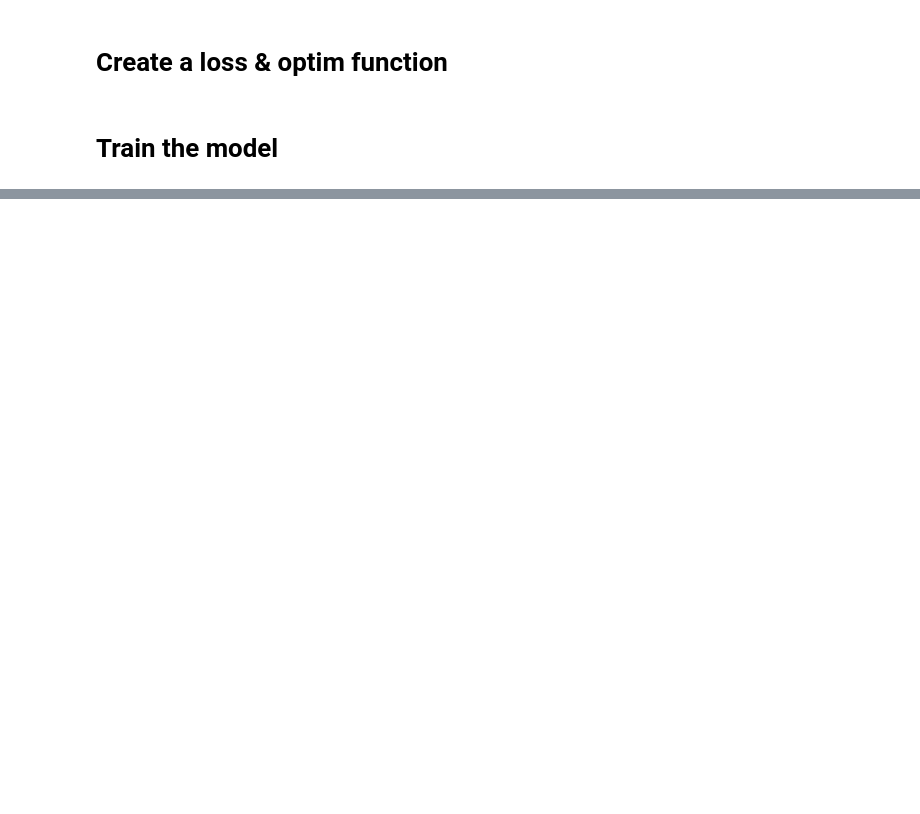
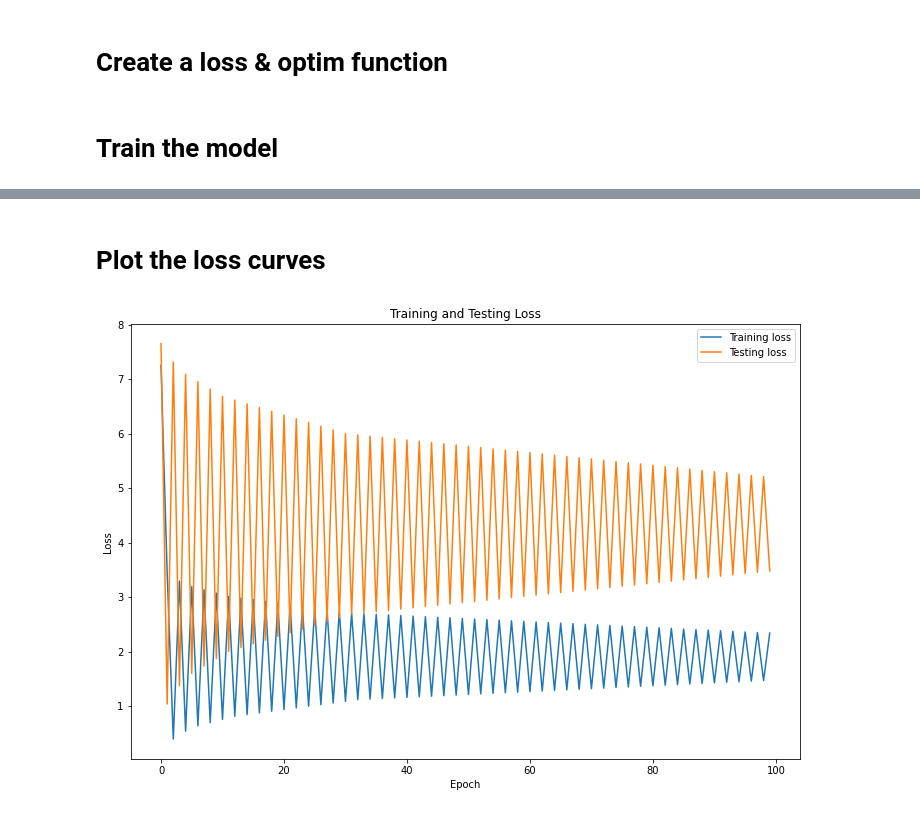
Before and after one commit to ideaguy3d/data-engineering-practice, a Jupyter notebook: pytorch_practice/pytorch_workflow1.ipynb, the cells around one changed output, grey strips where cells are left out. Cells and saved outputs as stored; diff of their text form; code cells hidden in the pictures; blank space fills up the shorter version.

```diff
--- a/pytorch_practice/pytorch_workflow1.ipynb
+++ b/pytorch_practice/pytorch_workflow1.ipynb
@@ -184,0 +195,16 @@ OrderedDict([('weights', tensor([0.5317])), ('bias', tensor([0.1388]))])
+# %% [markdown]
+# Plot the loss curves
+# %%
+plt.plot(epoch_list, np.array(torch.tensor(losses_list).numpy()), label="Training loss")
+plt.plot(epoch_list, test_losses_list, label="Testing loss")
+plt.title("Training and Testing Loss")
+plt.ylabel("Loss")
+plt.xlabel("Epoch")
+plt.legend()
+
+# increase the size of the plot
+plt.gcf().set_size_inches(12, 8)
+
+plt.show()
+# %% [output]
+[figure, added]
```
Also changed, not shown: parts of 14 cells of this notebook.
